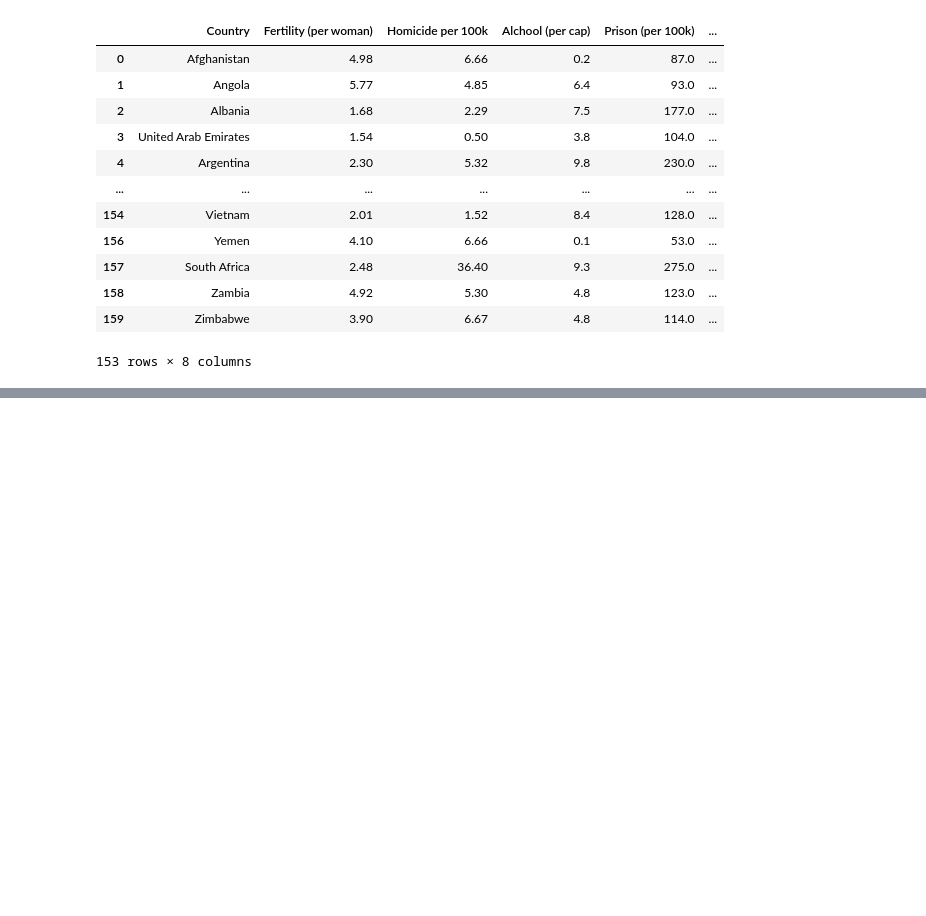
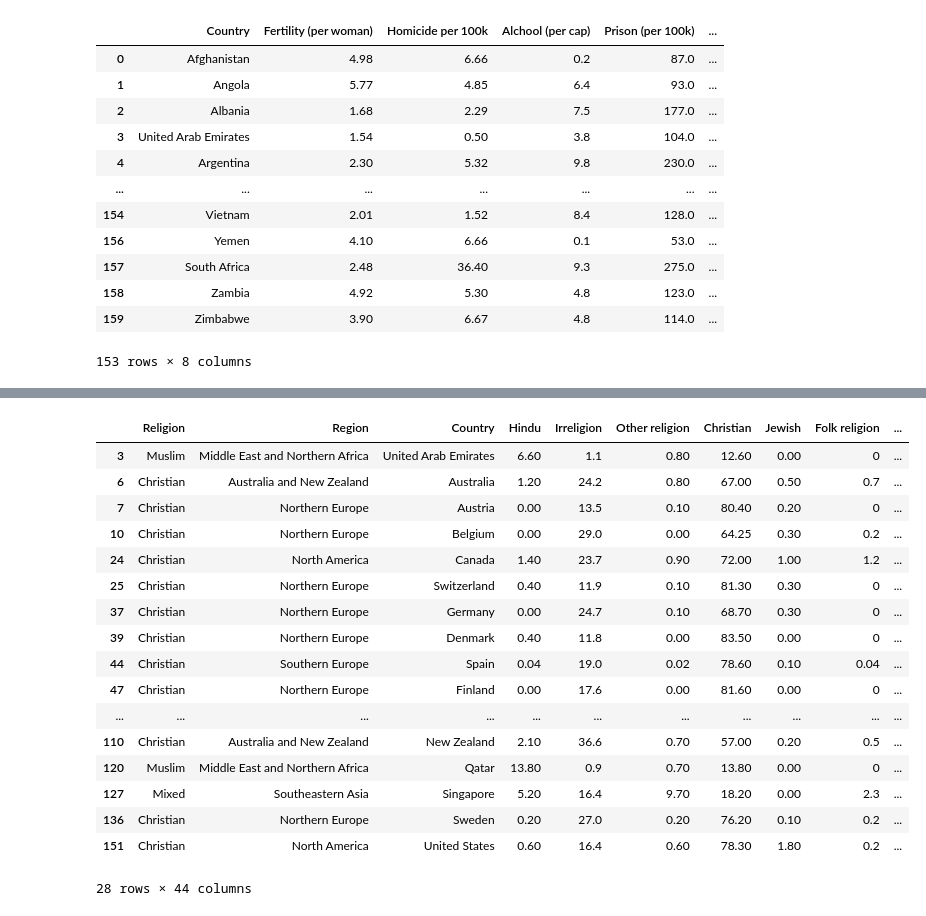
Before and after one commit to lucas-thornton/happiness-project, a Jupyter notebook: dataframes.ipynb, the cells around one changed output, grey strips where cells are left out. Saved outputs shown, nothing was run; the diff lists cells and outputs as text; code cells hidden in the pictures; blank space fills up the shorter version.

```diff
--- a/dataframes.ipynb
+++ b/dataframes.ipynb
@@ -351,0 +442,21 @@ Social_underdeveloped = Social_df[Social_df['Country'].isin(Underdeveloped_count
+# %%
+Culture_developed
+# %% [output]
+|  | Religion | Region | Country | Hindu | Irreligion | Other religion | Christian | Jewish | Folk religion | ... |
+| 3 | Muslim | Middle East and Northern Africa | United Arab Emirates | 6.60 | 1.1 | 0.80 | 12.60 | 0.00 | 0 | ... |
+| 6 | Christian | Australia and New Zealand | Australia | 1.20 | 24.2 | 0.80 | 67.00 | 0.50 | 0.7 | ... |
+| 7 | Christian | Northern Europe | Austria | 0.00 | 13.5 | 0.10 | 80.40 | 0.20 | 0 | ... |
+| 10 | Christian | Northern Europe | Belgium | 0.00 | 29.0 | 0.00 | 64.25 | 0.30 | 0.2 | ... |
+| 24 | Christian | North America | Canada | 1.40 | 23.7 | 0.90 | 72.00 | 1.00 | 1.2 | ... |
+| 25 | Christian | Northern Europe | Switzerland | 0.40 | 11.9 | 0.10 | 81.30 | 0.30 | 0 | ... |
+| 37 | Christian | Northern Europe | Germany | 0.00 | 24.7 | 0.10 | 68.70 | 0.30 | 0 | ... |
+| 39 | Christian | Northern Europe | Denmark | 0.40 | 11.8 | 0.00 | 83.50 | 0.00 | 0 | ... |
+| 44 | Christian | Southern Europe | Spain | 0.04 | 19.0 | 0.02 | 78.60 | 0.10 | 0.04 | ... |
+| 47 | Christian | Northern Europe | Finland | 0.00 | 17.6 | 0.00 | 81.60 | 0.00 | 0 | ... |
+| ... | ... | ... | ... | ... | ... | ... | ... | ... | ... | ... |
+| 110 | Christian | Australia and New Zealand | New Zealand | 2.10 | 36.6 | 0.70 | 57.00 | 0.20 | 0.5 | ... |
+| 120 | Muslim | Middle East and Northern Africa | Qatar | 13.80 | 0.9 | 0.70 | 13.80 | 0.00 | 0 | ... |
+| 127 | Mixed | Southeastern Asia | Singapore | 5.20 | 16.4 | 9.70 | 18.20 | 0.00 | 2.3 | ... |
+| 136 | Christian | Northern Europe | Sweden | 0.20 | 27.0 | 0.20 | 76.20 | 0.10 | 0.2 | ... |
+| 151 | Christian | North America | United States | 0.60 | 16.4 | 0.60 | 78.30 | 1.80 | 0.2 | ... |
+28 rows × 44 columns
```
Also changed, not shown: parts of 2 cells of this notebook.
